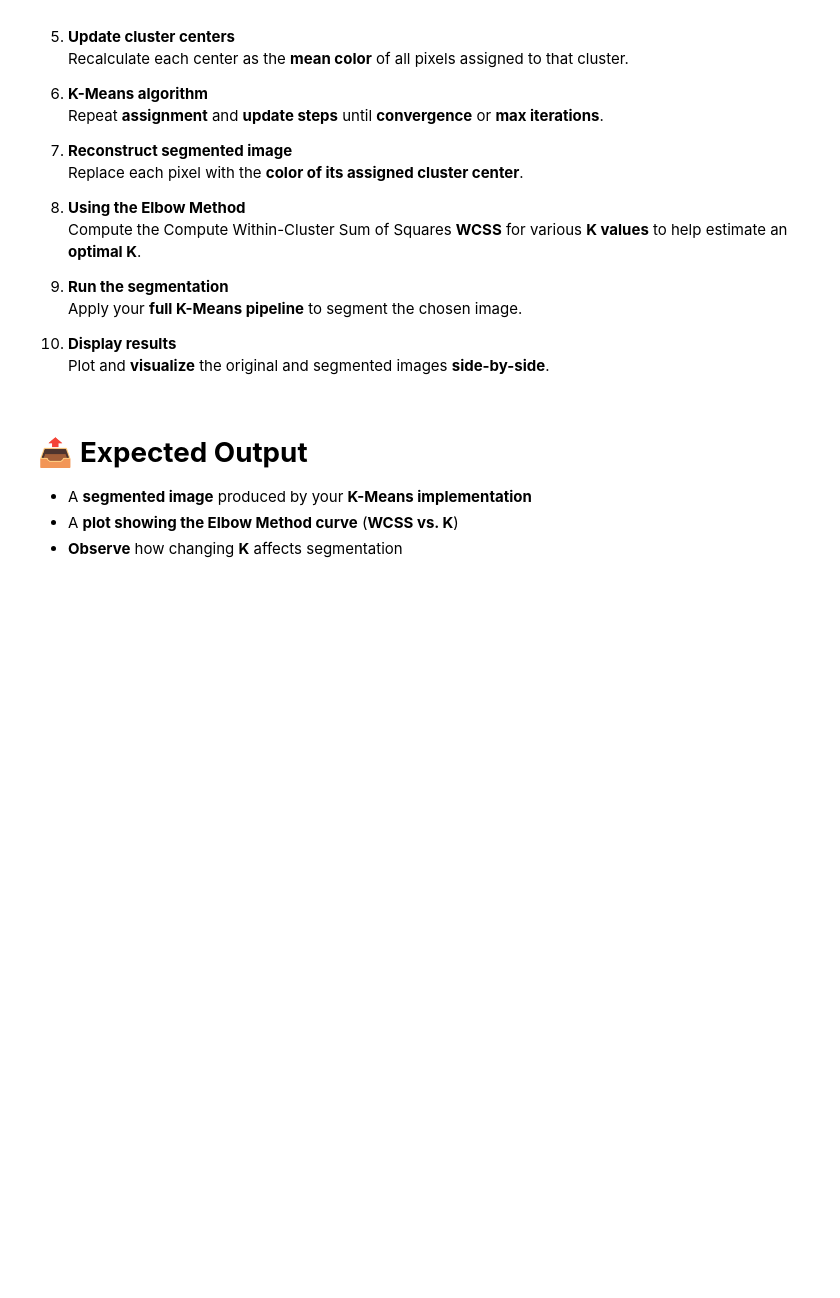
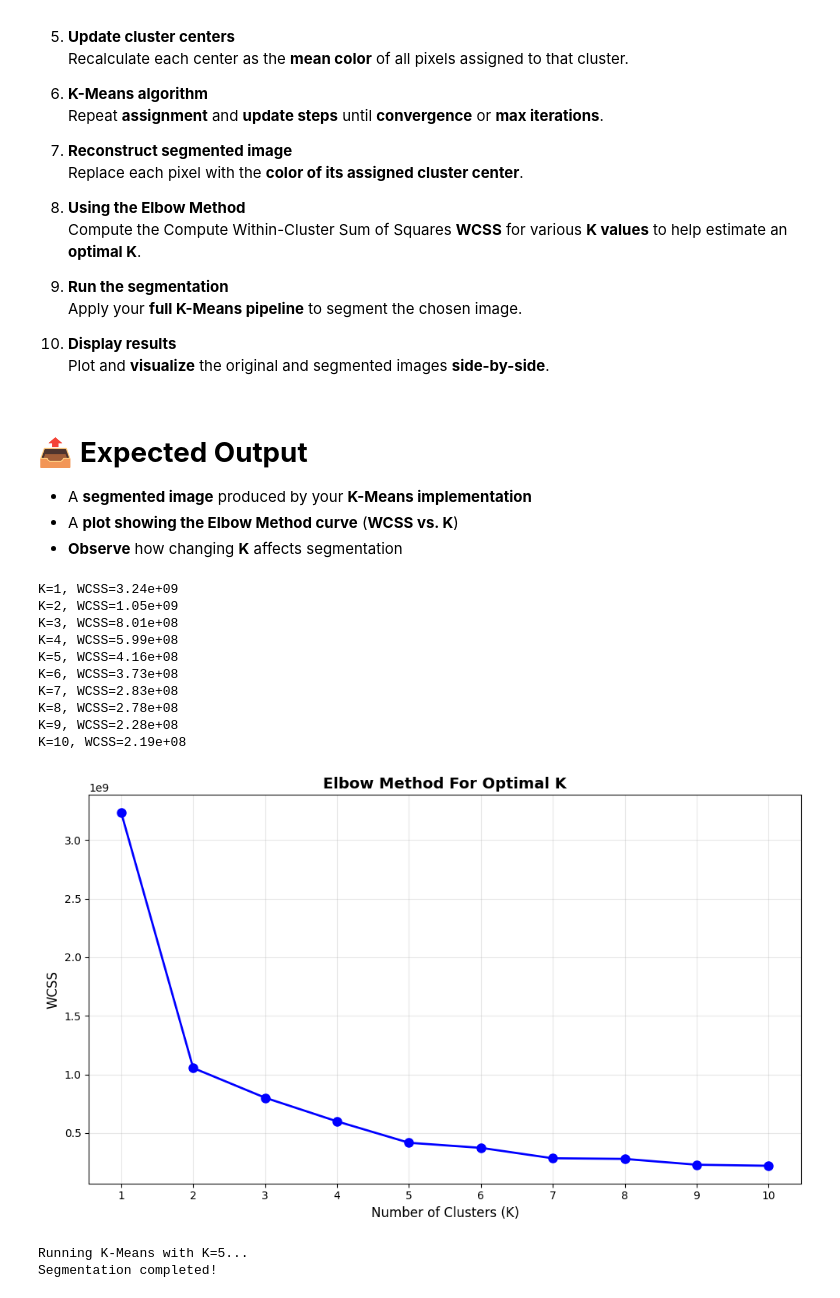
Before and after one commit to AlirezaSarbaz/ml_course_projects_FALL2025, a Jupyter notebook: 02_Unsupervised_Learning/K-Means/K-Means.ipynb, the cells around one changed output. Drawn from its saved outputs; the diff is of its cells as text; code cells hidden in the pictures; blank space fills up the shorter version.

Commit message:
K-Means completed

```diff
--- a/02_Unsupervised_Learning/K-Means/K-Means.ipynb
+++ b/02_Unsupervised_Learning/K-Means/K-Means.ipynb
@@ -129,12 +195,80 @@ def recreate_image(labels, centers, image_shape):
 def calculate_wcss(pixels, max_k=10):
     wcss = []
 
+    for k in range(1, max_k + 1):
+        centers, labels = kmeans(pixels, k, max_iters=10)
+
+        # Calculate WCSS
+        total_wcss = 0
+        for i in range(k):
+            cluster_pixels = pixels[labels == i]
+            if len(cluster_pixels) > 0:
+                diff = cluster_pixels - centers[i]
+                cluster_wcss = np.sum(diff ** 2)
+                total_wcss += cluster_wcss
+
+        wcss.append(total_wcss)
+        print(f"K={k}, WCSS={total_wcss:.2e}")
+
     return wcss
 
 def plot_elbow(wcss):
-
+    plt.figure(figsize=(10, 6))
+    plt.plot(range(1, len(wcss) + 1), wcss, 'bo-', linewidth=2, markersize=8)
+    plt.xlabel('Number of Clusters (K)', fontsize=12)
+    plt.ylabel('WCSS', fontsize=12)
+    plt.title('Elbow Method For Optimal K', fontsize=14, fontweight='bold')
+    plt.grid(True, alpha=0.3)
+    plt.xticks(range(1, len(wcss) + 1))
+    plt.tight_layout()
     plt.show()
+# %%
+# Load image for Elbow Method (if not already loaded)
+image_path_elbow = 'matryoshka.jpg'
+original_image_elbow = load_image(image_path_elbow)
+pixels_elbow = preprocess_image(original_image_elbow)
+
+# Calculate WCSS for different K values
+wcss = calculate_wcss(pixels_elbow, max_k=10)
+
+# Plot the Elbow curve
+plot_elbow(wcss)
+# %% [output]
+K=1, WCSS=3.24e+09
+K=2, WCSS=1.05e+09
+K=3, WCSS=8.01e+08
+K=4, WCSS=5.99e+08
+K=5, WCSS=4.16e+08
+K=6, WCSS=3.73e+08
+K=7, WCSS=2.83e+08
+K=8, WCSS=2.78e+08
+K=9, WCSS=2.28e+08
+K=10, WCSS=2.19e+08
+[figure, added]
 # %%
 # Step 9: Run the segmentation
+
+# Load the image
+image_path = 'matryoshka.jpg'
+original_image = load_image(image_path)
+
+# Preprocess: reshape to pixels
+pixels = preprocess_image(original_image)
+image_shape = original_image.shape
+
+# Choose number of clusters
+k = 5
+
+# Run K-Means clustering
+print(f"Running K-Means with K={k}...")
+centers, labels = kmeans(pixels, k, max_iters=20, tol=1e-4)
+
+# Reconstruct the segmented image
+segmented_image = recreate_image(labels, centers, image_shape)
+
+print("Segmentation completed!")
+# %% [output]
+Running K-Means with K=5...
+Segmentation completed!
 # %%
 # Step 10: Display results
```
Also changed, not shown: parts of 4 cells of this notebook.
